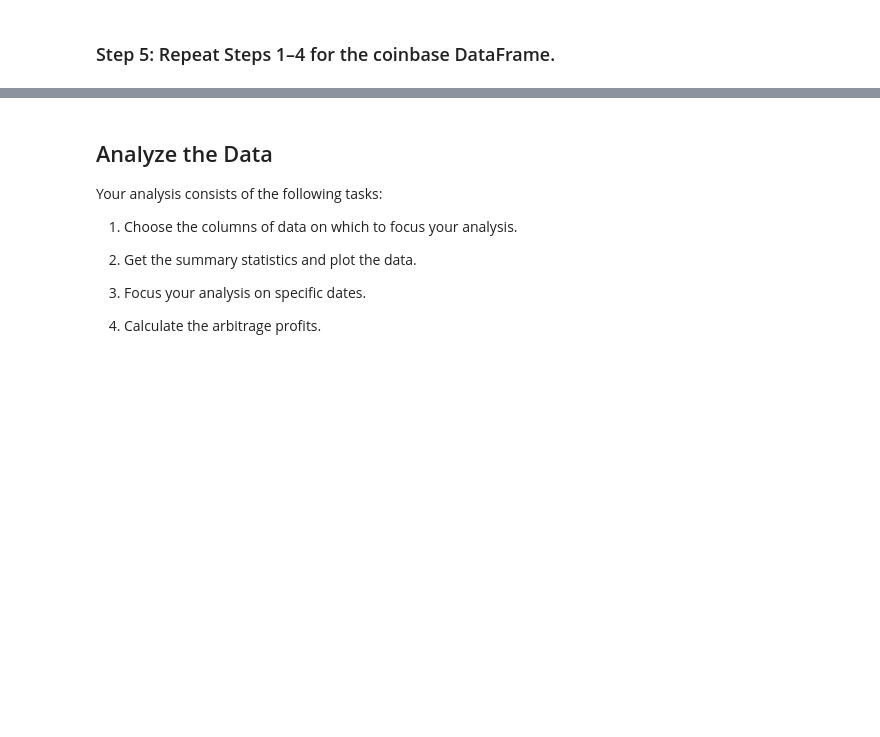
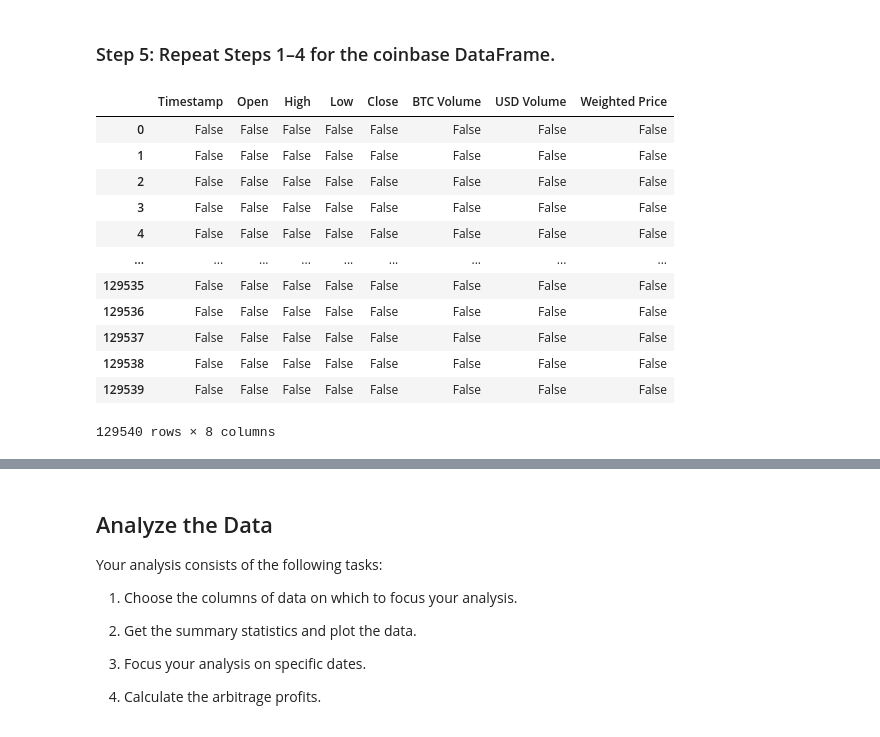
Before and after one commit to arianamoreno13/Challenge_3.0, a Jupyter notebook: challenge_03/crypto_arbitrage.ipynb, the cells around one changed output, grey strips where cells are left out. Saved outputs shown, nothing was run; the diff lists cells and outputs as text; code cells hidden in the pictures; blank space fills up the shorter version.

```diff
--- a/challenge_03/crypto_arbitrage.ipynb
+++ b/challenge_03/crypto_arbitrage.ipynb
@@ -133,4 +193,19 @@ To prepare and clean your data for analysis, complete the following steps:
 ### Step 5: Repeat Steps 1–4 for the coinbase DataFrame.
 # %%
 # Repeat Steps 1–4 for the coinbase DataFrame
-# YOUR CODE HERE
+# Step 1
+coinbase.isnull()
+# %% [output]
+|  | Timestamp | Open | High | Low | Close | BTC Volume | USD Volume | Weighted Price |
+| 0 | False | False | False | False | False | False | False | False |
+| 1 | False | False | False | False | False | False | False | False |
+| 2 | False | False | False | False | False | False | False | False |
+| 3 | False | False | False | False | False | False | False | False |
+| 4 | False | False | False | False | False | False | False | False |
+| ... | ... | ... | ... | ... | ... | ... | ... | ... |
+| 129535 | False | False | False | False | False | False | False | False |
+| 129536 | False | False | False | False | False | False | False | False |
+| 129537 | False | False | False | False | False | False | False | False |
+| 129538 | False | False | False | False | False | False | False | False |
+| 129539 | False | False | False | False | False | False | False | False |
+129540 rows × 8 columns
```
Also changed, not shown: parts of 12 cells of this notebook.
